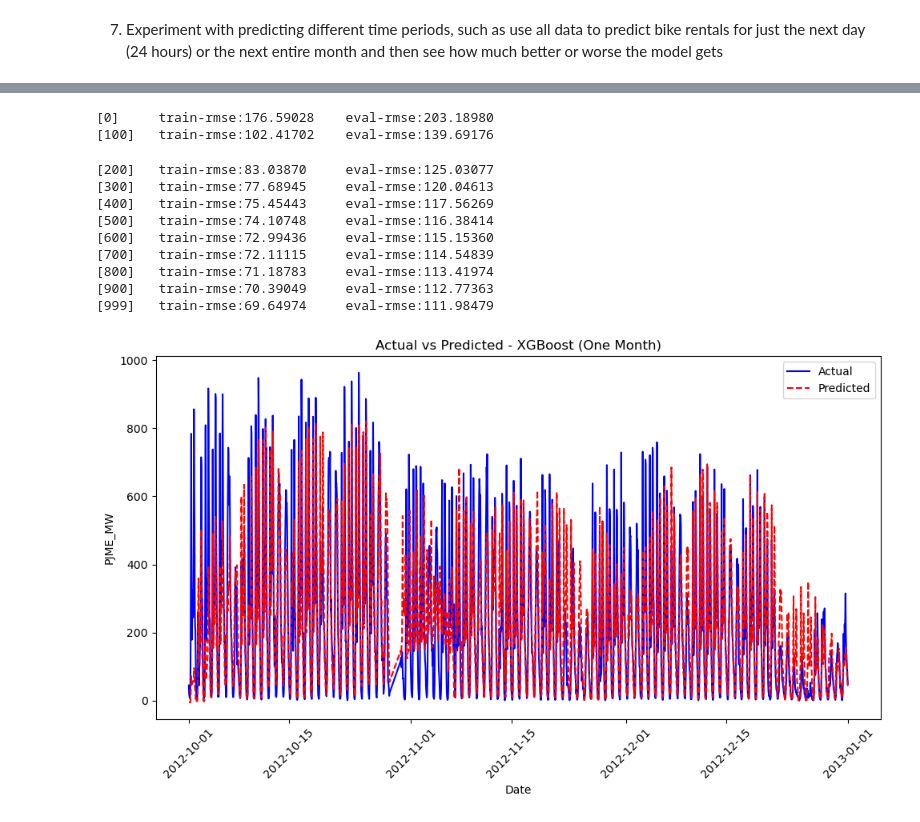
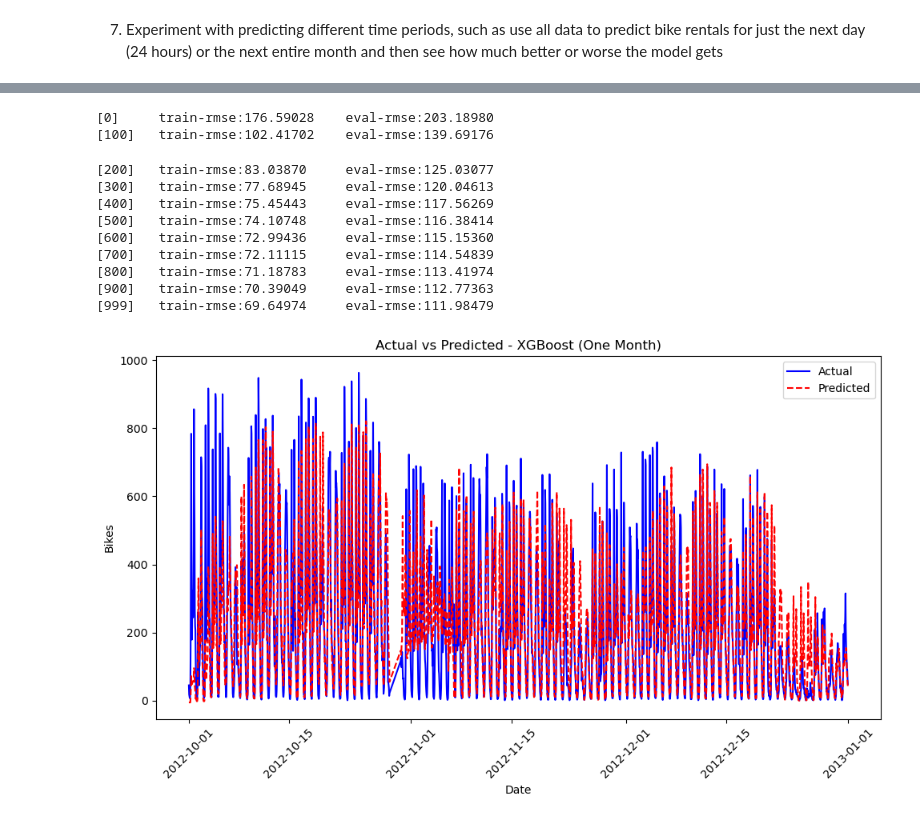
Before and after one commit to MarLaslo/DataScienceRUC, a Jupyter notebook: E5 - Time series.ipynb, the cells around one changed output, grey strips where cells are left out. Saved outputs shown, nothing was run; the diff lists cells and outputs as text; code cells hidden in the pictures.

```diff
--- a/E5 - Time series.ipynb
+++ b/E5 - Time series.ipynb
@@ -339,35 +340,35 @@ reg = xgb.train(params, dtrain, num_round, watchlist, early_stopping_rounds=earl
 y_pred_xgb = reg.predict(dtest)
 
 
 
 if 'prediction' not in df.columns:
     test['prediction'] = reg.predict(dtest)
     df = df.merge(test[['prediction']], how='left', left_index=True, right_index=True)
 
 
 plt.figure(figsize=(10, 6))
 plt.plot(y_test_xgb.index, y_test_xgb, label='Actual', color='blue')
 plt.plot(y_test_xgb.index, y_pred_xgb, label='Predicted', color='red', linestyle='dashed')
 plt.title('Actual vs Predicted - XGBoost (One Month)')
 plt.xlabel('Date')
-plt.ylabel('PJME_MW')
+plt.ylabel('Bikes')
 plt.legend()
 plt.xticks(rotation=45)
 plt.tight_layout()
 plt.show()
 # %% [output]
 [0]     train-rmse:176.59028    eval-rmse:203.18980
 [100]   train-rmse:102.41702    eval-rmse:139.69176
 [200]   train-rmse:83.03870     eval-rmse:125.03077
 [300]   train-rmse:77.68945     eval-rmse:120.04613
 [400]   train-rmse:75.45443     eval-rmse:117.56269
 [500]   train-rmse:74.10748     eval-rmse:116.38414
 [600]   train-rmse:72.99436     eval-rmse:115.15360
 [700]   train-rmse:72.11115     eval-rmse:114.54839
 [800]   train-rmse:71.18783     eval-rmse:113.41974
 [900]   train-rmse:70.39049     eval-rmse:112.77363
 [999]   train-rmse:69.64974     eval-rmse:111.98479
-[figure, old version]
+[figure, new version]
 # %%
 train = df.loc[df.index < '12-1-2012']
 test = df.loc[df.index >= '12-1-2012']
```
Also changed, not shown: parts of 6 cells of this notebook, 2 other files.
